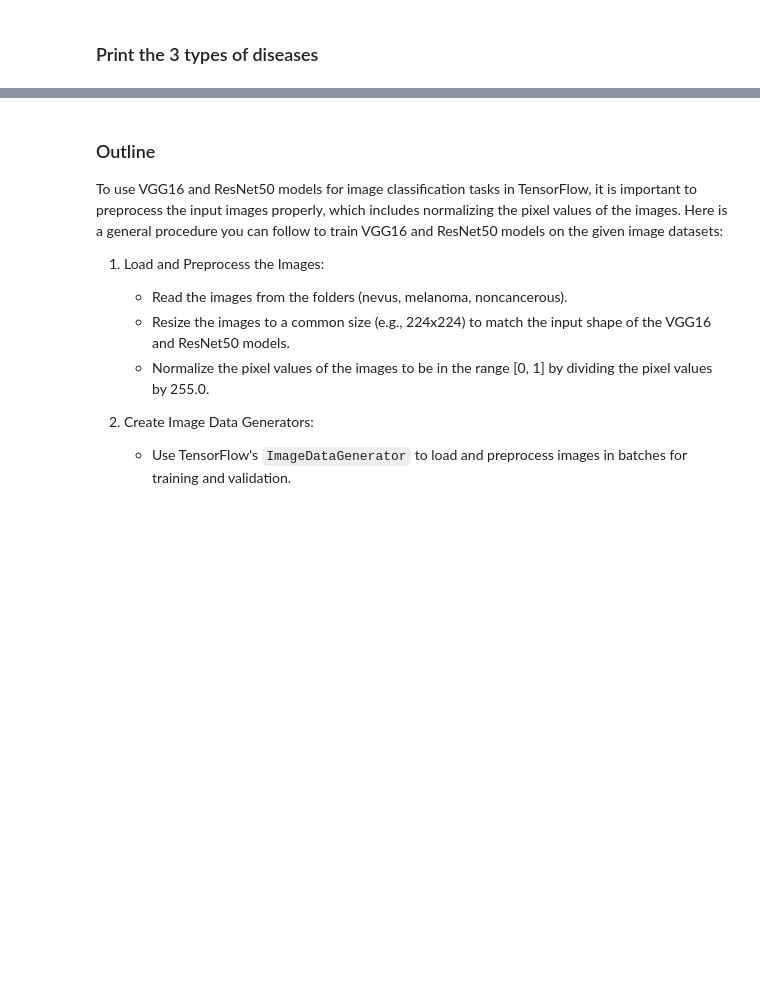
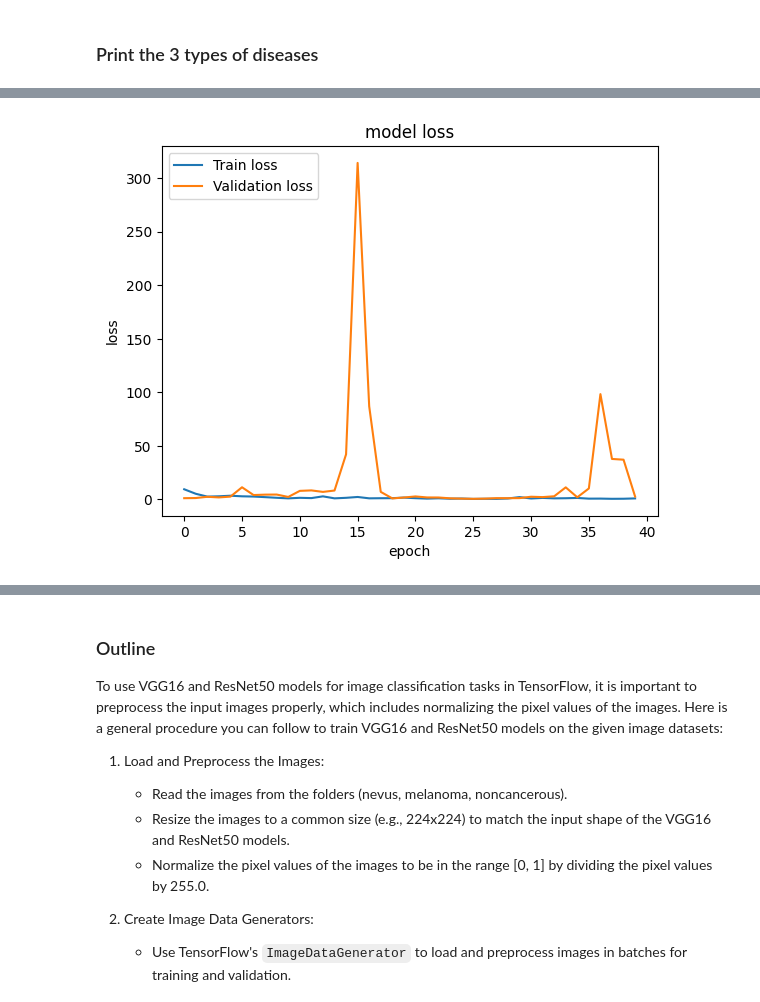
Before and after one commit to Arko04/Colab, a Jupyter notebook: AI_project1.ipynb, the cells around one changed output, grey strips where cells are left out. Saved outputs shown, nothing was run; the diff lists cells and outputs as text; code cells hidden in the pictures; blank space fills up the shorter version.

```diff
--- a/AI_project1.ipynb
+++ b/AI_project1.ipynb
@@ -98,0 +672,4 @@ print(len(image_files["Melanoma"]))
+# %%
+display_loss(history)
+# %% [output]
+[figure, added]
```
Also changed, not shown: parts of 144 cells of this notebook.
